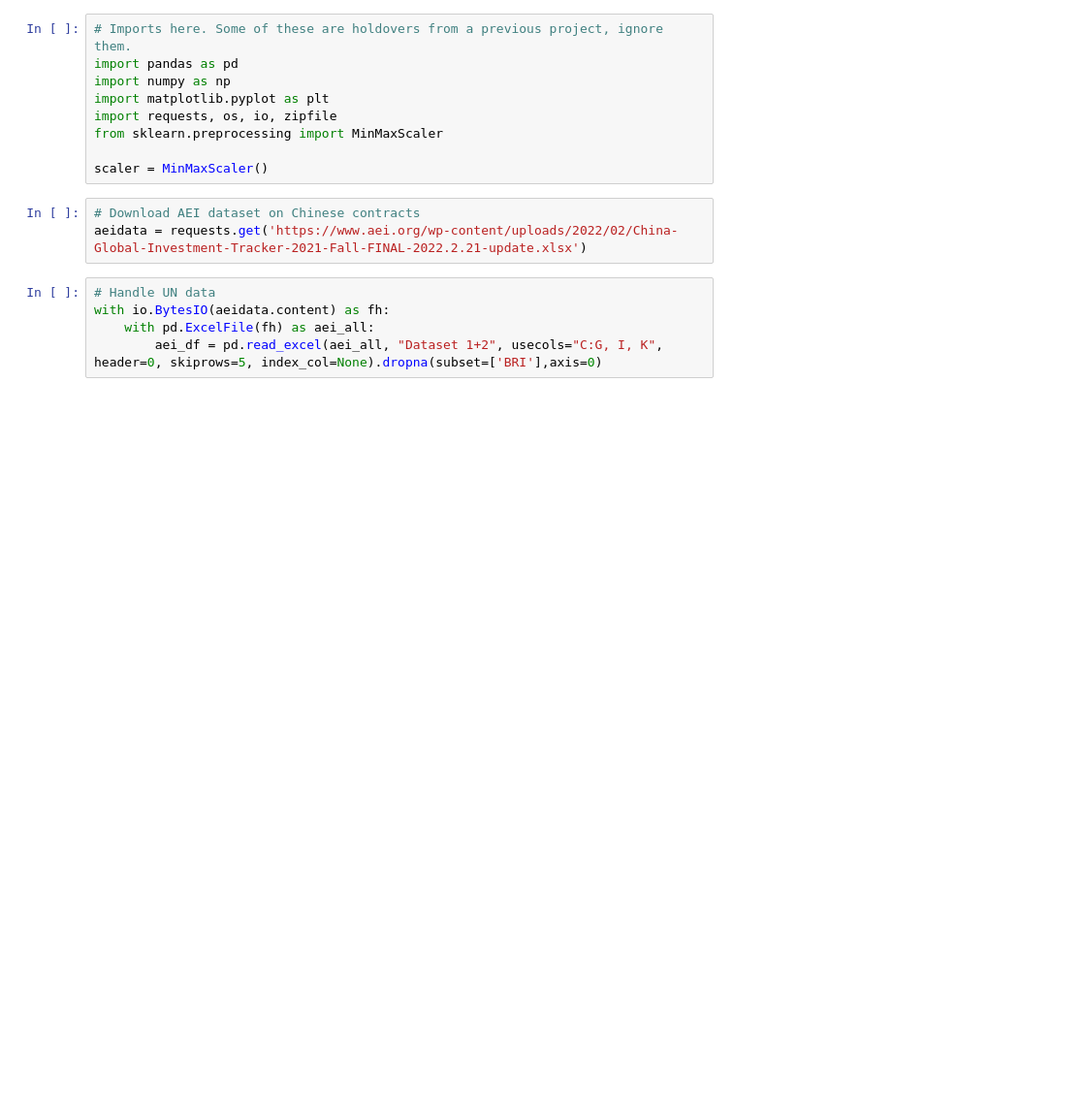
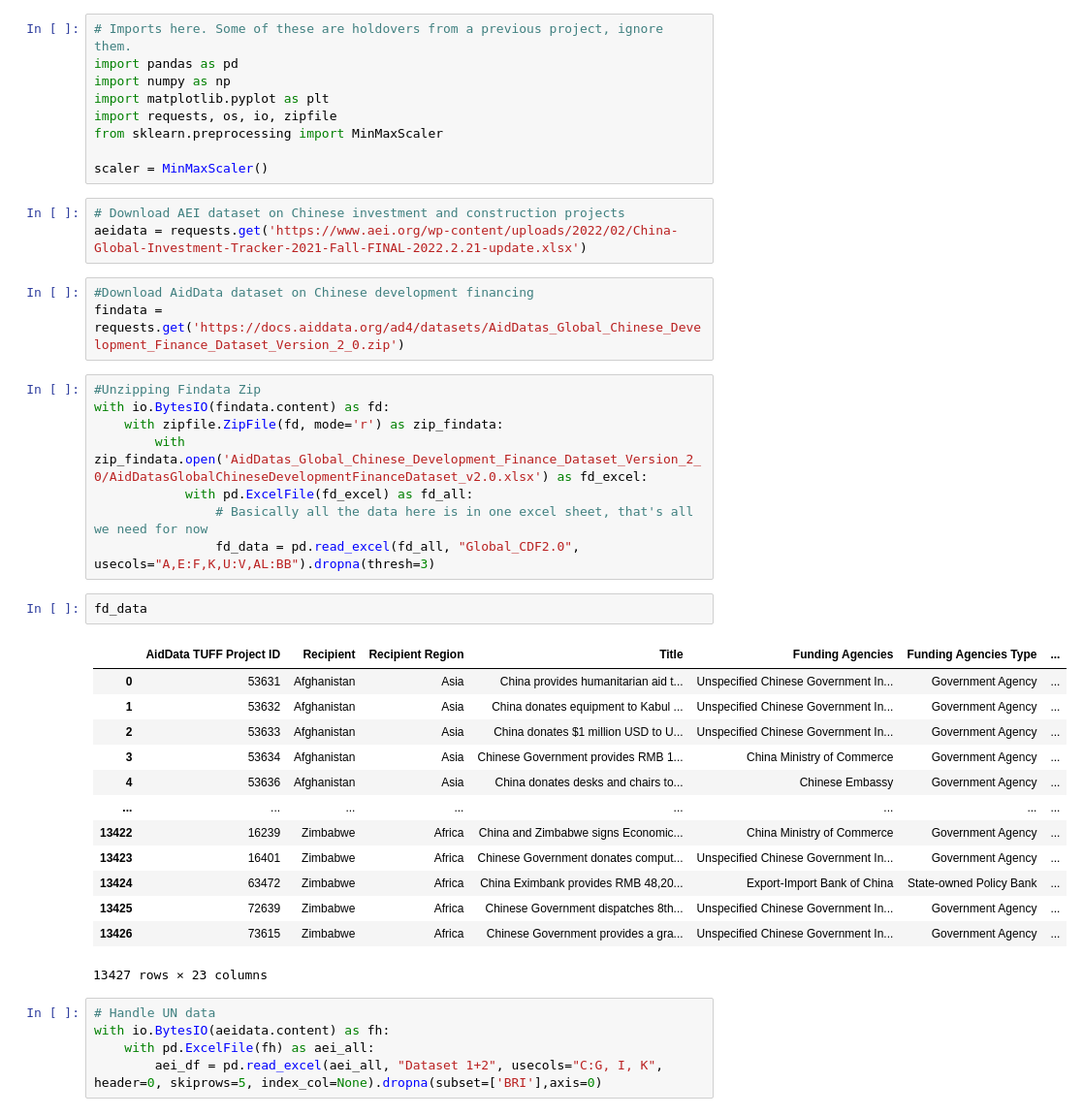
Before and after one commit to BenMueller/China8579_FinalProj, a Jupyter notebook: download_processing.ipynb, the cells around one changed output. Shown: that part at 97% size. Cells and saved outputs as stored; diff of their text form; blank space fills up the shorter version.

Commit message:
Added the Finance dataset

```diff
--- a/download_processing.ipynb
+++ b/download_processing.ipynb
@@ -22,8 +22,35 @@ from sklearn.preprocessing import MinMaxScaler
 
 scaler = MinMaxScaler()
 # %%
-# Download AEI dataset on Chinese contracts
+# Download AEI dataset on Chinese investment and construction projects
 aeidata = requests.get('https://www.aei.org/wp-content/uploads/2022/02/China-Global-Investment-Tracker-2021-Fall-FINAL-2022.2.21-update.xlsx')
+# %%
+#Download AidData dataset on Chinese development financing
+findata = requests.get('https://docs.aiddata.org/ad4/datasets/AidDatas_Global_Chinese_Development_Finance_Dataset_Version_2_0.zip')
+# %%
+#Unzipping Findata Zip
+with io.BytesIO(findata.content) as fd:
+    with zipfile.ZipFile(fd, mode='r') as zip_findata:
+        with zip_findata.open('AidDatas_Global_Chinese_Development_Finance_Dataset_Version_2_0/AidDatasGlobalChineseDevelopmentFinanceDataset_v2.0.xlsx') as fd_excel:
+            with pd.ExcelFile(fd_excel) as fd_all:
+                # Basically all the data here is in one excel sheet, that's all we need for now
+                fd_data = pd.read_excel(fd_all, "Global_CDF2.0", usecols="A,E:F,K,U:V,AL:BB").dropna(thresh=3)
+# %%
+fd_data
+# %% [output]
+|  | AidData TUFF Project ID | Recipient | Recipient Region | Title | Funding Agencies | Funding Agencies Type | ... |
+| 0 | 53631 | Afghanistan | Asia | China provides humanitarian aid t... | Unspecified Chinese Government In... | Government Agency | ... |
+| 1 | 53632 | Afghanistan | Asia | China donates equipment to Kabul ... | Unspecified Chinese Government In... | Government Agency | ... |
+| 2 | 53633 | Afghanistan | Asia | China donates $1 million USD to U... | Unspecified Chinese Government In... | Government Agency | ... |
+| 3 | 53634 | Afghanistan | Asia | Chinese Government provides RMB 1... | China Ministry of Commerce | Government Agency | ... |
+| 4 | 53636 | Afghanistan | Asia | China donates desks and chairs to... | Chinese Embassy | Government Agency | ... |
+| ... | ... | ... | ... | ... | ... | ... | ... |
+| 13422 | 16239 | Zimbabwe | Africa | China and Zimbabwe signs Economic... | China Ministry of Commerce | Government Agency | ... |
+| 13423 | 16401 | Zimbabwe | Africa | Chinese Government donates comput... | Unspecified Chinese Government In... | Government Agency | ... |
+| 13424 | 63472 | Zimbabwe | Africa | China Eximbank provides RMB 48,20... | Export-Import Bank of China | State-owned Policy Bank | ... |
+| 13425 | 72639 | Zimbabwe | Africa | Chinese Government dispatches 8th... | Unspecified Chinese Government In... | Government Agency | ... |
+| 13426 | 73615 | Zimbabwe | Africa | Chinese Government provides a gra... | Unspecified Chinese Government In... | Government Agency | ... |
+13427 rows × 23 columns
 # %%
 # Handle UN data
 with io.BytesIO(aeidata.content) as fh:
```
Also changed, not shown: parts of 1 cell of this notebook.
